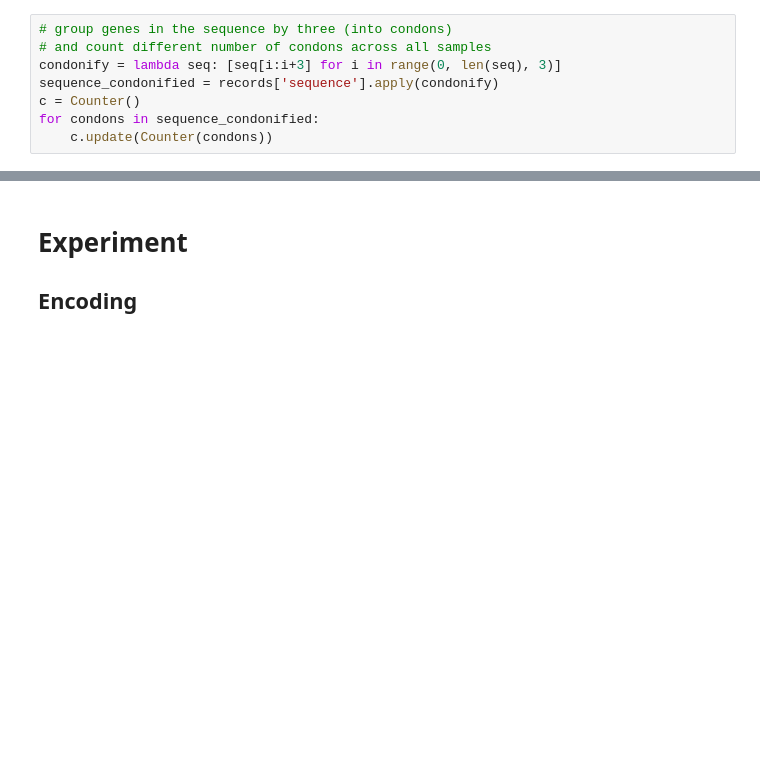
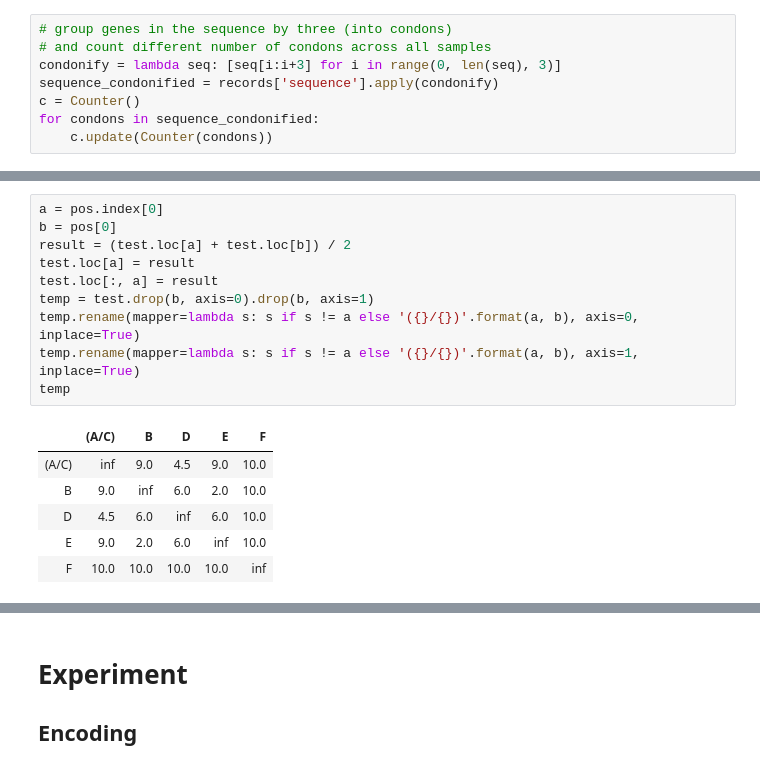
Before and after one commit to solislemuslab/dna-nn, a Jupyter notebook: zhaoyi/pseudomonas.ipynb, the cells around one changed output, grey strips where cells are left out. Drawn from its saved outputs; the diff is of its cells as text; blank space fills up the shorter version.

```diff
--- a/zhaoyi/pseudomonas.ipynb
+++ b/zhaoyi/pseudomonas.ipynb
@@ -151,0 +285,17 @@ True
+# %%
+a = pos.index[0]
+b = pos[0]
+result = (test.loc[a] + test.loc[b]) / 2
+test.loc[a] = result
+test.loc[:, a] = result
+temp = test.drop(b, axis=0).drop(b, axis=1)
+temp.rename(mapper=lambda s: s if s != a else '({}/{})'.format(a, b), axis=0, inplace=True)
+temp.rename(mapper=lambda s: s if s != a else '({}/{})'.format(a, b), axis=1, inplace=True)
+temp
+# %% [output]
+|  | (A/C) | B | D | E | F |
+| (A/C) | inf | 9.0 | 4.5 | 9.0 | 10.0 |
+| B | 9.0 | inf | 6.0 | 2.0 | 10.0 |
+| D | 4.5 | 6.0 | inf | 6.0 | 10.0 |
+| E | 9.0 | 2.0 | 6.0 | inf | 10.0 |
+| F | 10.0 | 10.0 | 10.0 | 10.0 | inf |
```
Also changed, not shown: parts of 58 cells of this notebook, 3 other files.
